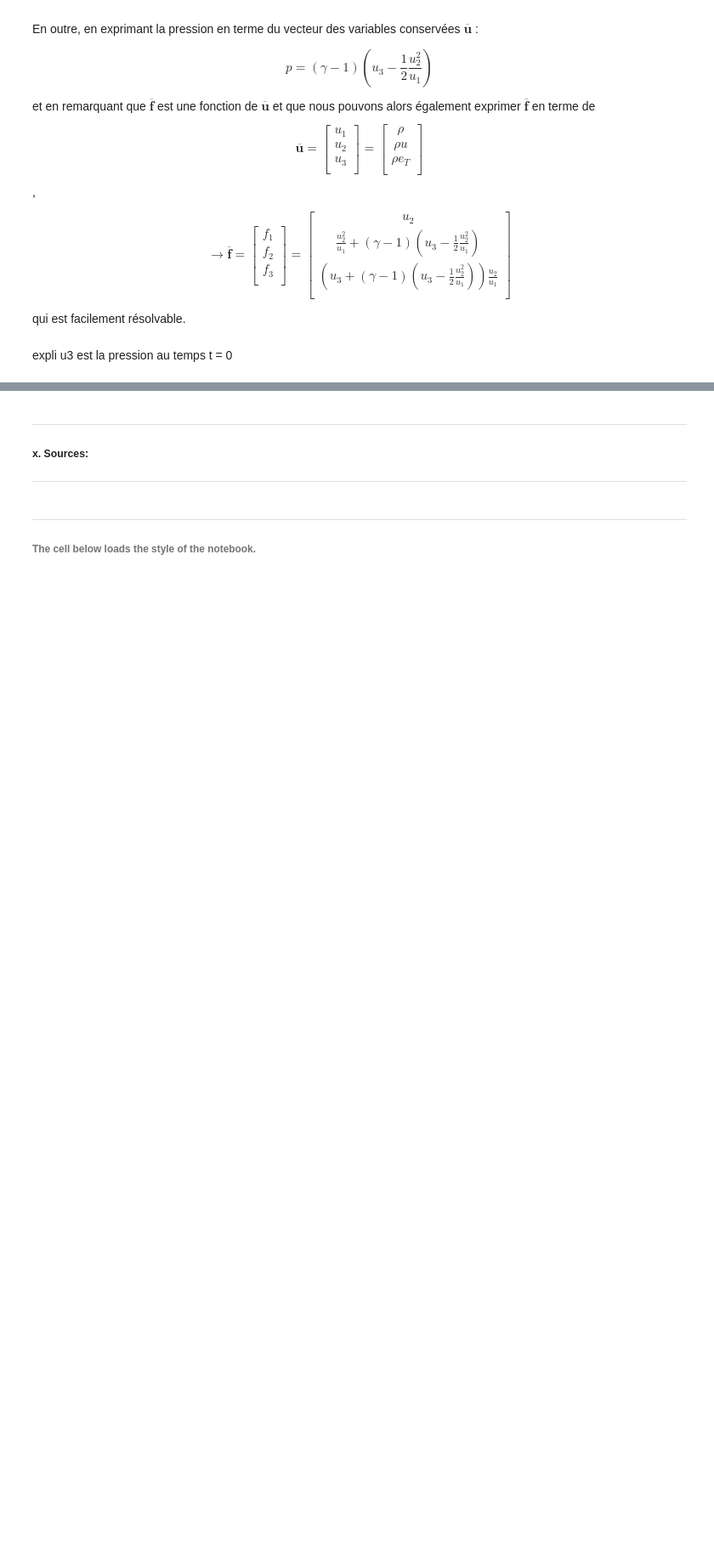
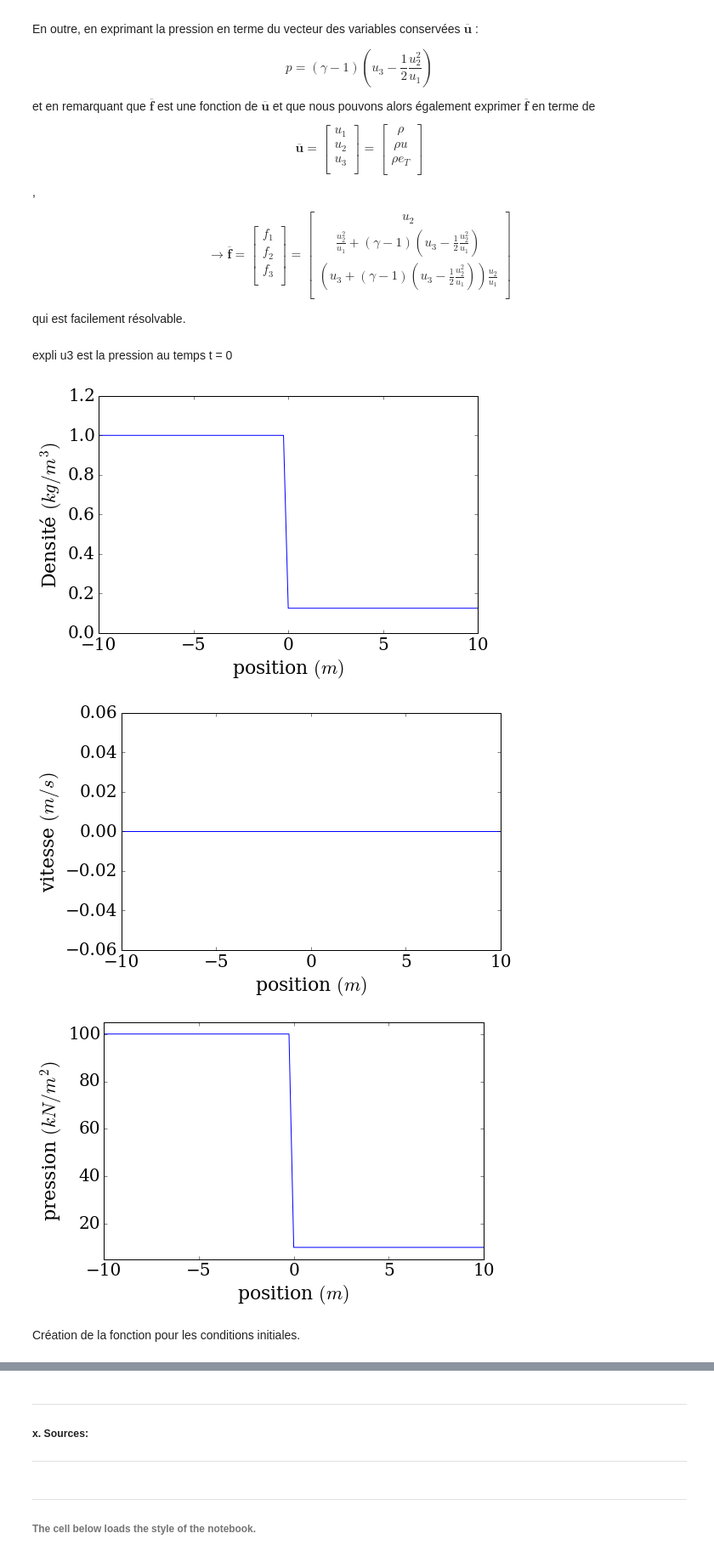
Before and after one commit to ServranckxChristophe/numerical-mooc, a Jupyter notebook: working/Shock_tube.ipynb, the cells around one changed output, grey strips where cells are left out. Shown at 85% size. Saved outputs shown, nothing was run; the diff lists cells and outputs as text; code cells hidden in the pictures; blank space fills up the shorter version.

Commit message:
Réalisation des graphiques pour les conditions initiales

```diff
--- a/working/Shock_tube.ipynb
+++ b/working/Shock_tube.ipynb
@@ -119,43 +139,37 @@ p_R   = 10
 # %% [markdown]
 expli u3 est la pression au temps t = 0
 # %%
-def condition_ini(nx, rho_L, rho_R, u_L, u_R, p_L, p_R):
-    """Computes "green light" initial condition with shock, and linear distribution behind
+x1 = numpy.ones(nx)
 
-    Parameters
-    ----------
-    nx        : int
-        Nombre de point de la grille en x
-    rho_light : float
-        Density of cars at stoplight
+u1 = x1*rho_L                      # densité à gauche du diaphragme
+u1[int((nx-1)/2):] = rho_R         # densité à droite du diaphragme
+u2 = x1*u_L                        # vitesse à gauche du diaphragme
+u2[int((nx-1)/2):] = u_R           # vitesse à droite du diaphragme
+u3 = x1*p_L                        # pression à gauche du diaphragme
+u3[int((nx-1)/2):] = p_R           # pression à droite du diaphragme
 
-    Returns
-    -------
-    rho: array of floats
-        Array with initial values of density
-    """
+pyplot.figure(figsize=(8,5))
+pyplot.plot(x, u1, 'b', ls='-', lw=1)
+pyplot.ylim(0,1.2);
+pyplot.ylabel('Densité $(kg/m^{3})$',fontsize = 22)
+pyplot.xlabel('position $(m)$',fontsize = 22)
+pyplot.tick_params(axis='both', labelsize=20)
 
-    x1 = numpy.ones(nx)
+pyplot.figure(figsize=(8,5))
+pyplot.plot(x, u2,'b-', ls='-', lw=1)
+pyplot.ylabel('vitesse $(m/s)$',fontsize = 22)
+pyplot.xlabel('position $(m)$',fontsize = 22)
+pyplot.tick_params(axis='both', labelsize=20)
 
-    u1 = x1*rho_L                      # densité à gauche du diaphragme
-    u1[int((nx-1)/2):] = rho_R         # densité à droite du diaphragme
-    u2 = x1*u_L                        # vitesse à gauche du diaphragme
-    u2[int((nx-1)/2):] = u_R           # vitesse à droite du diaphragme
-    u3 = x1*p_L                        # pression à gauche du diaphragme
-    u3[int((nx-1)/2):] = p_R           # pression à droite du diaphragme
-
-    pyplot.subplot(211)
-    pyplot.plot(x, u1, "b-", linewidth=1)
-    pyplot.ylabel('Densité $(kg/m^{3})$')
-    pyplot.xlabel('position $(m)$')
-    pyplot.ylim(0,1.2)
-
-    pyplot.subplot(212)
-    pyplot.plot(x, u2, "b-", linewidth=1)
-    pyplot.ylabel('vitesse $(m/s)$')
-    pyplot.xlabel('position $(m)$')
-
-    #pyplot.subplot(213)
-    #pyplot.plot(x, u3, "b-", linewidth=1)
-    #pyplot.ylabel('pression $(kN/m^{2})')
-    #pyplot.xlabel('position $(m)$')
+pyplot.figure(figsize=(8,5))
+pyplot.plot(x, u3,'b-', ls='-', lw=1)
+pyplot.ylim(5,105);
+pyplot.ylabel('pression $(kN/m^{2})$',fontsize = 22)
+pyplot.xlabel('position $(m)$',fontsize = 22)
+pyplot.tick_params(axis='both', labelsize=20)
+# %% [output]
+[figure, added]
+[figure, added]
+[figure, added]
+# %% [markdown]
+Création de la fonction pour les conditions initiales.
```
Also changed, not shown: parts of 6 cells of this notebook.
